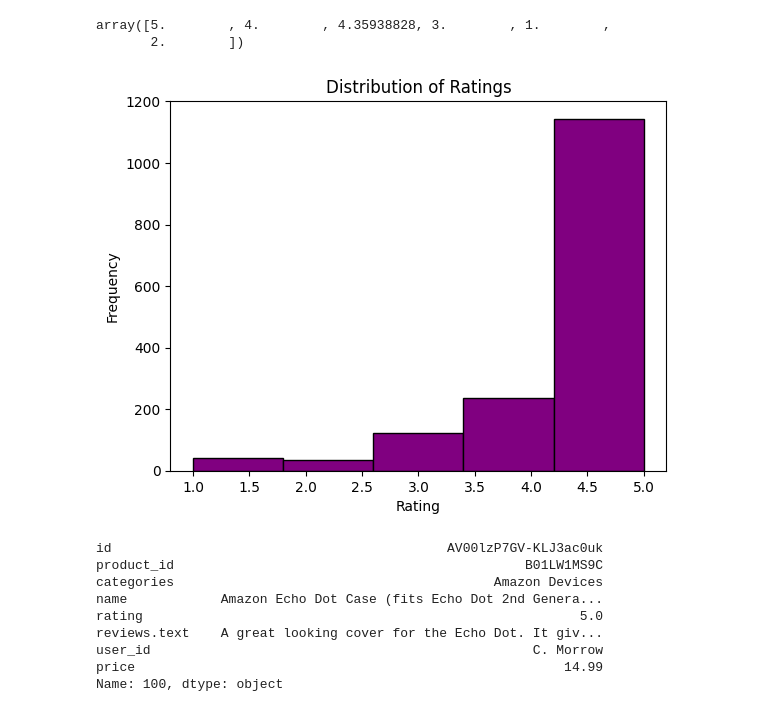
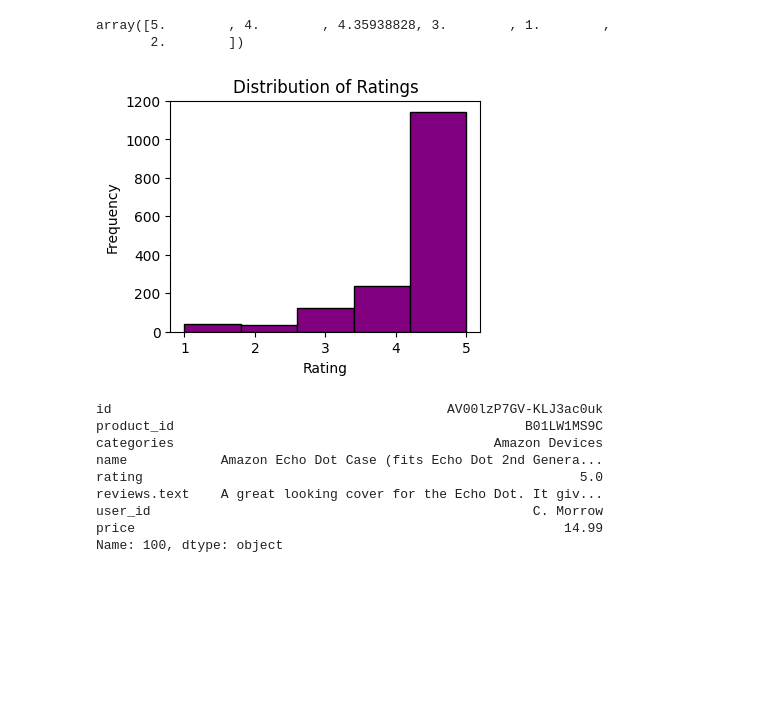
Before and after one commit to Fatemenamdar20/Amazon_recommendation, a Jupyter notebook: amazon.ipy.ipynb, the cells around one changed output. Cells and saved outputs as stored; diff of their text form; code cells hidden in the pictures; blank space fills up the shorter version.

```diff
--- a/amazon.ipy.ipynb
+++ b/amazon.ipy.ipynb
@@ -108,7 +123,7 @@ df["categories"].iloc[500]
 df.rename(columns={
     "reviews.username": "user_id",
     "asins": "product_id",
-    "reviews.rating": "rating"
+    "reviews.rating": "rating",
 }, inplace=True)
 # %%
 for col in df:
@@ -173,13 +188,14 @@ df["rating"].unique()
 array([5.        , 4.        , 4.35938828, 3.        , 1.        ,
        2.        ])
 # %%
+plt.figure(figsize=(4,3))
 plt.hist(df['rating'], bins= 5, edgecolor='black', color="purple")
 plt.title('Distribution of Ratings')
 plt.xlabel('Rating')
 plt.ylabel('Frequency')
 plt.show()
 # %% [output]
-[figure, old version]
+[figure, new version]
 # %%
 df.iloc[100]
 # %% [output]
```
Also changed, not shown: parts of 19 cells of this notebook.
